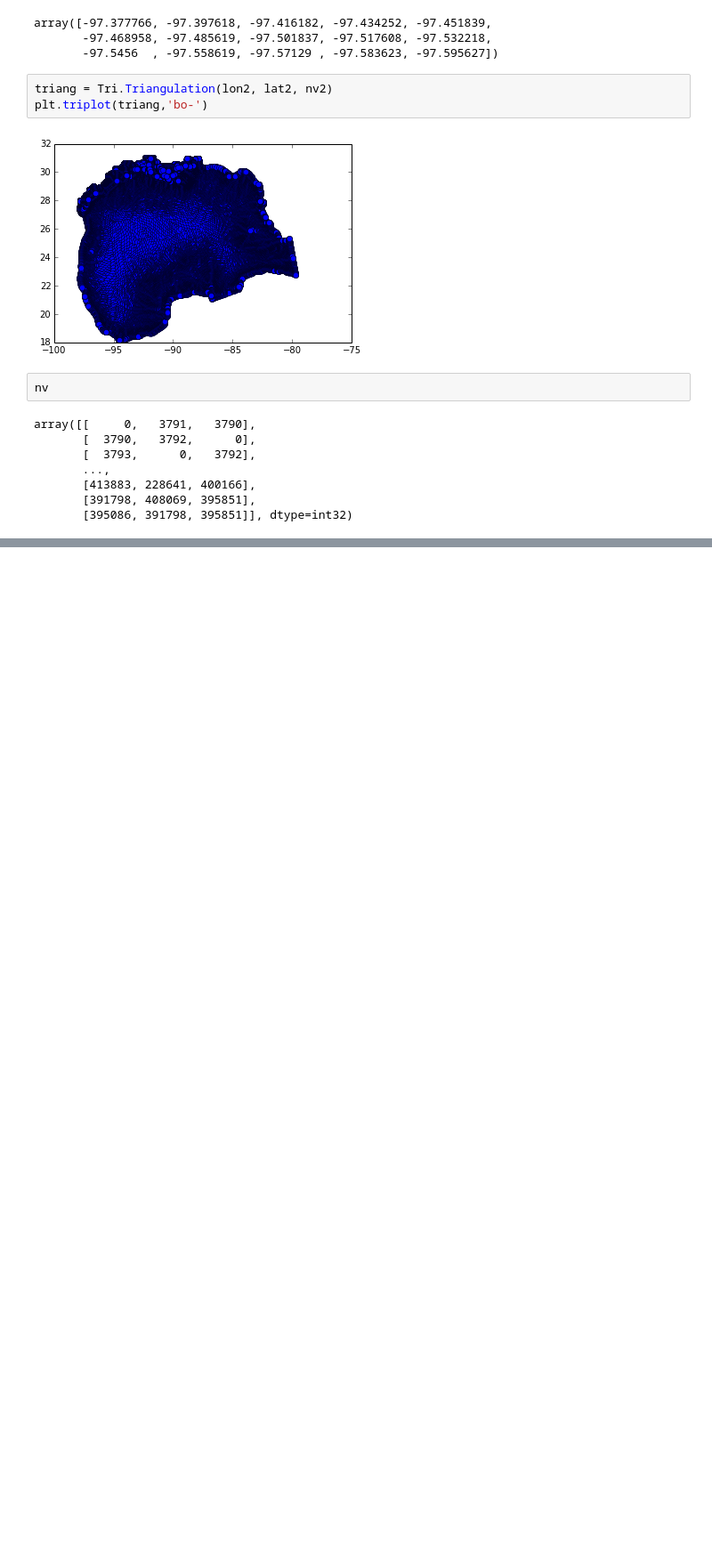
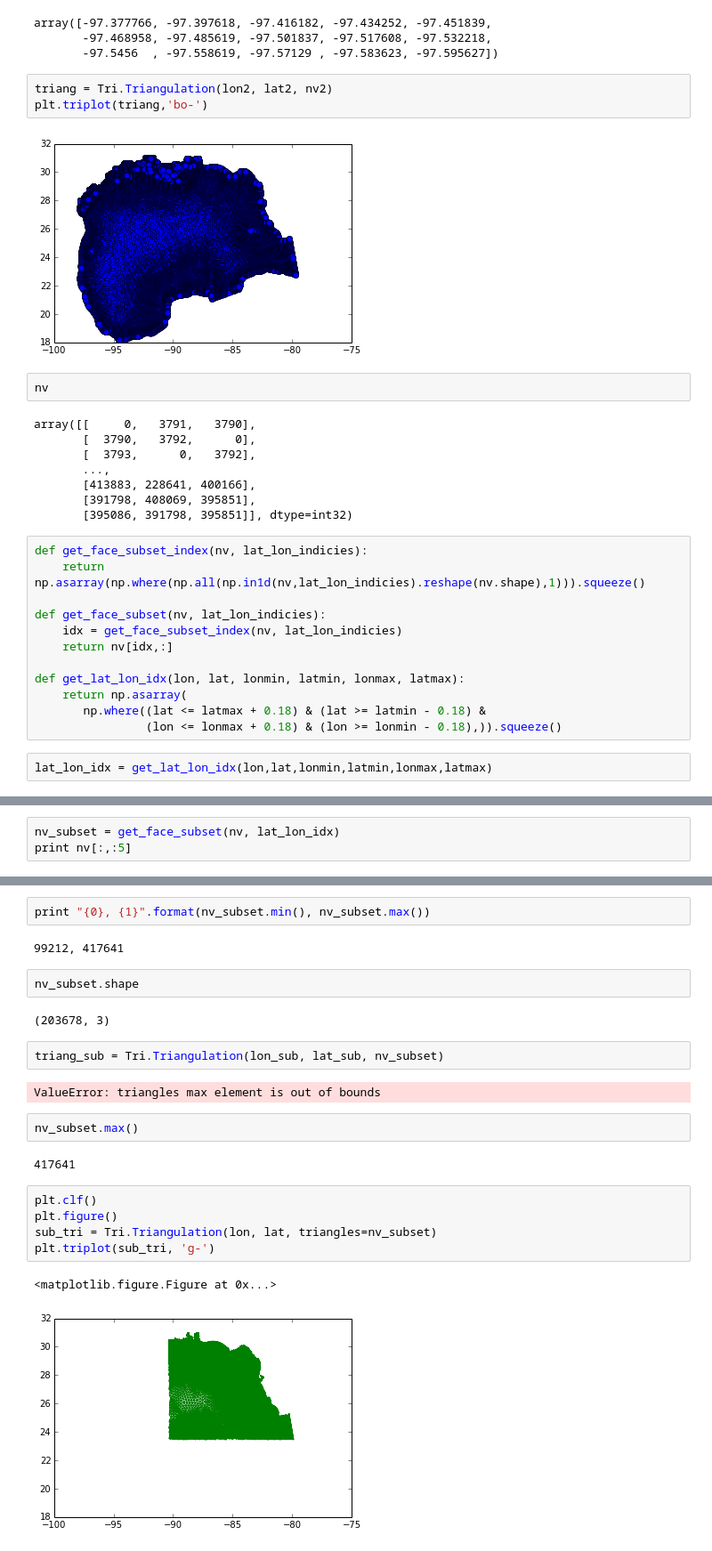
Before and after one commit to brandonmayer-zz/comt_testbed_notebooks, a Jupyter notebook: scratch_und_adcirc_ike_2d_final_run_without_waves.ipynb, the cells around one changed output, grey strips where cells are left out. Shown at 89% size. Cells and saved outputs as stored; diff of their text form; blank space fills up the shorter version.

```diff
--- a/scratch_und_adcirc_ike_2d_final_run_without_waves.ipynb
+++ b/scratch_und_adcirc_ike_2d_final_run_without_waves.ipynb
@@ -111,3 +111,17 @@ array([[     0,   3791,   3790],
        [413883, 228641, 400166],
        [391798, 408069, 395851],
        [395086, 391798, 395851]], dtype=int32)
+# %%
+def get_face_subset_index(nv, lat_lon_indicies):
+    return np.asarray(np.where(np.all(np.in1d(nv,lat_lon_indicies).reshape(nv.shape),1))).squeeze()
+
+def get_face_subset(nv, lat_lon_indicies):
+    idx = get_face_subset_index(nv, lat_lon_indicies)
+    return nv[idx,:]
+
+def get_lat_lon_idx(lon, lat, lonmin, latmin, lonmax, latmax):
+    return np.asarray(
+       np.where((lat <= latmax + 0.18) & (lat >= latmin - 0.18) &
+                (lon <= lonmax + 0.18) & (lon >= lonmin - 0.18),)).squeeze()
+# %%
+lat_lon_idx = get_lat_lon_idx(lon,lat,lonmin,latmin,lonmax,latmax)
@@ -113,0 +138,3 @@ array([[     0,   3791,   3790],
+# %%
+nv_subset = get_face_subset(nv, lat_lon_idx)
+print nv[:,:5]
@@ -113,0 +149,24 @@ array([[     0,   3791,   3790],
+# %%
+print "{0}, {1}".format(nv_subset.min(), nv_subset.max())
+# %% [output]
+99212, 417641
+# %%
+nv_subset.shape
+# %% [output]
+(203678, 3)
+# %%
+triang_sub = Tri.Triangulation(lon_sub, lat_sub, nv_subset)
+# %% [output]
+ValueError: triangles max element is out of bounds
+# %%
+nv_subset.max()
+# %% [output]
+417641
+# %%
+plt.clf()
+plt.figure()
+sub_tri = Tri.Triangulation(lon, lat, triangles=nv_subset)
+plt.triplot(sub_tri, 'g-')
+# %% [output]
+<matplotlib.figure.Figure at 0x...>
+[figure, added]
```
Also changed, not shown: parts of 15 cells of this notebook, 4 other files.
